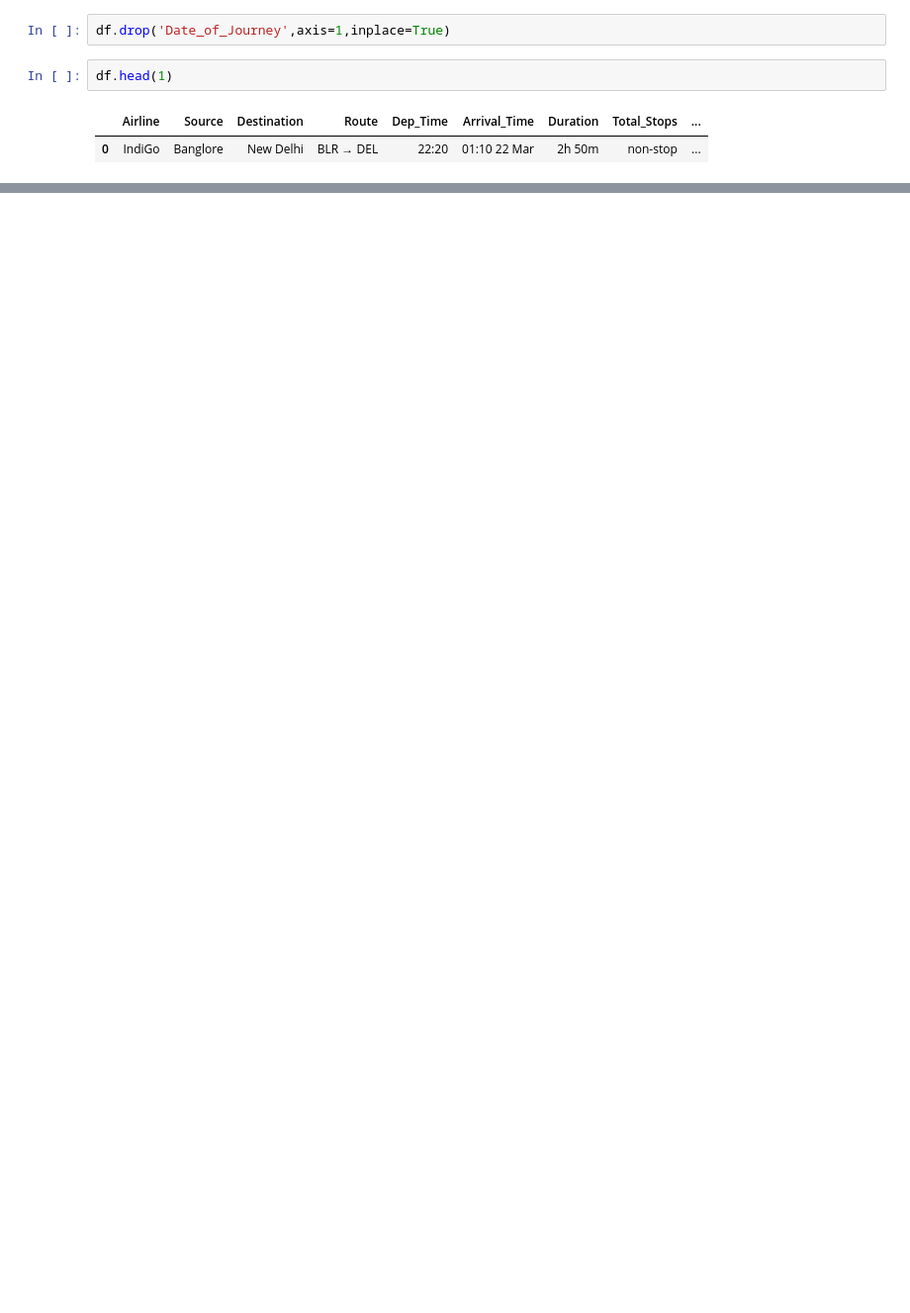
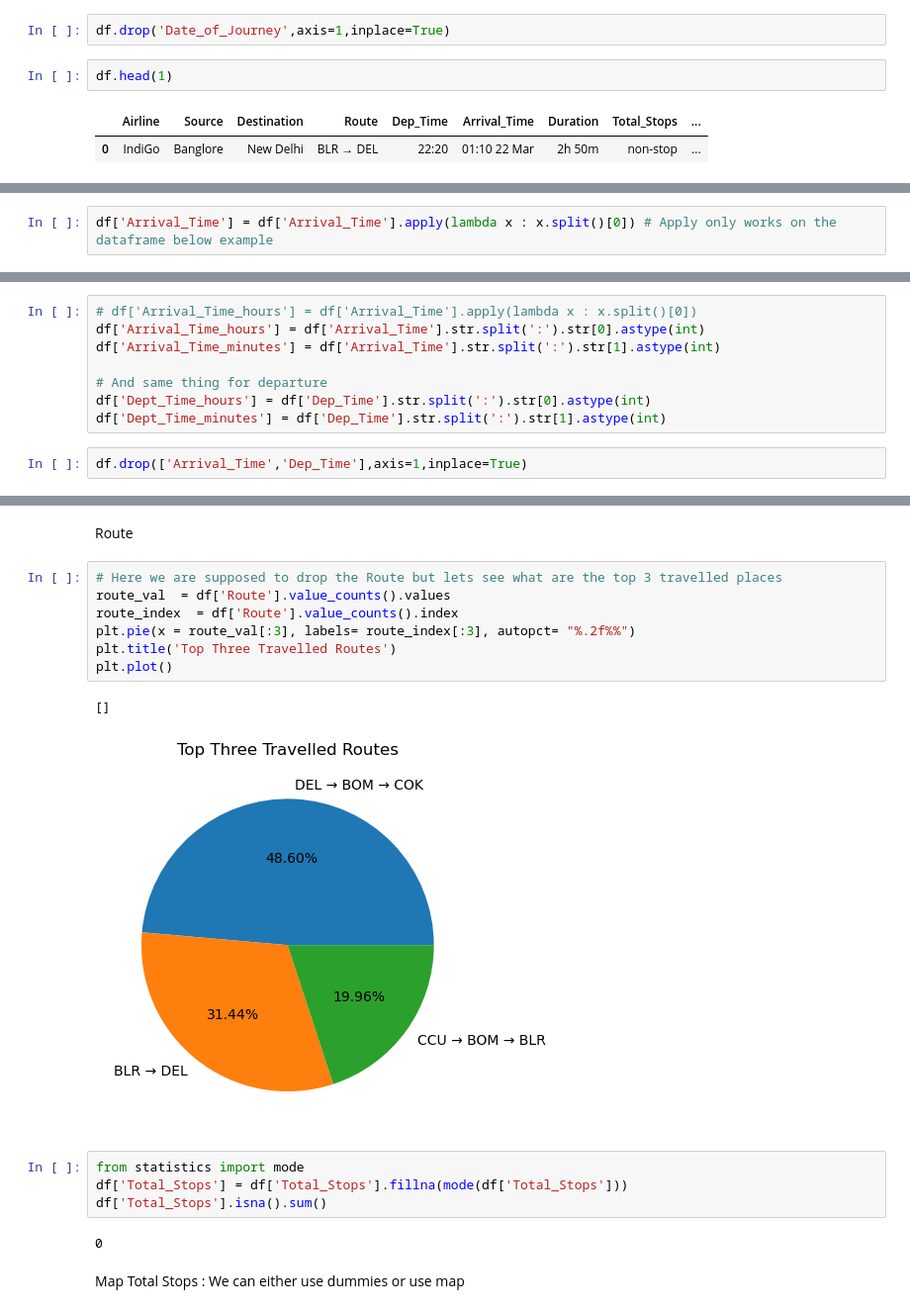
Before and after one commit to hsnaidu/DS_L, a Jupyter notebook: EDA/flight.ipynb, the cells around one changed output, grey strips where cells are left out. Shown: that part at 99% size. Saved outputs shown, nothing was run; the diff lists cells and outputs as text; blank space fills up the shorter version.

```diff
--- a/EDA/flight.ipynb
+++ b/EDA/flight.ipynb
@@ -141,0 +145,2 @@ df.head(1)
+# %%
+df['Arrival_Time'] = df['Arrival_Time'].apply(lambda x : x.split()[0]) # Apply only works on the dataframe below example
@@ -141,0 +184,10 @@ df.head(1)
+# %%
+# df['Arrival_Time_hours'] = df['Arrival_Time'].apply(lambda x : x.split()[0])
+df['Arrival_Time_hours'] = df['Arrival_Time'].str.split(':').str[0].astype(int)
+df['Arrival_Time_minutes'] = df['Arrival_Time'].str.split(':').str[1].astype(int)
+
+# And same thing for departure
+df['Dept_Time_hours'] = df['Dep_Time'].str.split(':').str[0].astype(int)
+df['Dept_Time_minutes'] = df['Dep_Time'].str.split(':').str[1].astype(int)
+# %%
+df.drop(['Arrival_Time','Dep_Time'],axis=1,inplace=True)
@@ -141,0 +214,20 @@ df.head(1)
+# %% [markdown]
+Route
+# %%
+# Here we are supposed to drop the Route but lets see what are the top 3 travelled places
+route_val  = df['Route'].value_counts().values
+route_index  = df['Route'].value_counts().index
+plt.pie(x = route_val[:3], labels= route_index[:3], autopct= "%.2f%%")
+plt.title('Top Three Travelled Routes')
+plt.plot()
+# %% [output]
+[]
+[figure, added]
+# %%
+from statistics import mode
+df['Total_Stops'] = df['Total_Stops'].fillna(mode(df['Total_Stops']))
+df['Total_Stops'].isna().sum()
+# %% [output]
+0
+# %% [markdown]
+Map Total Stops : We can either use dummies or use map
```
Also changed, not shown: parts of 28 cells of this notebook.
